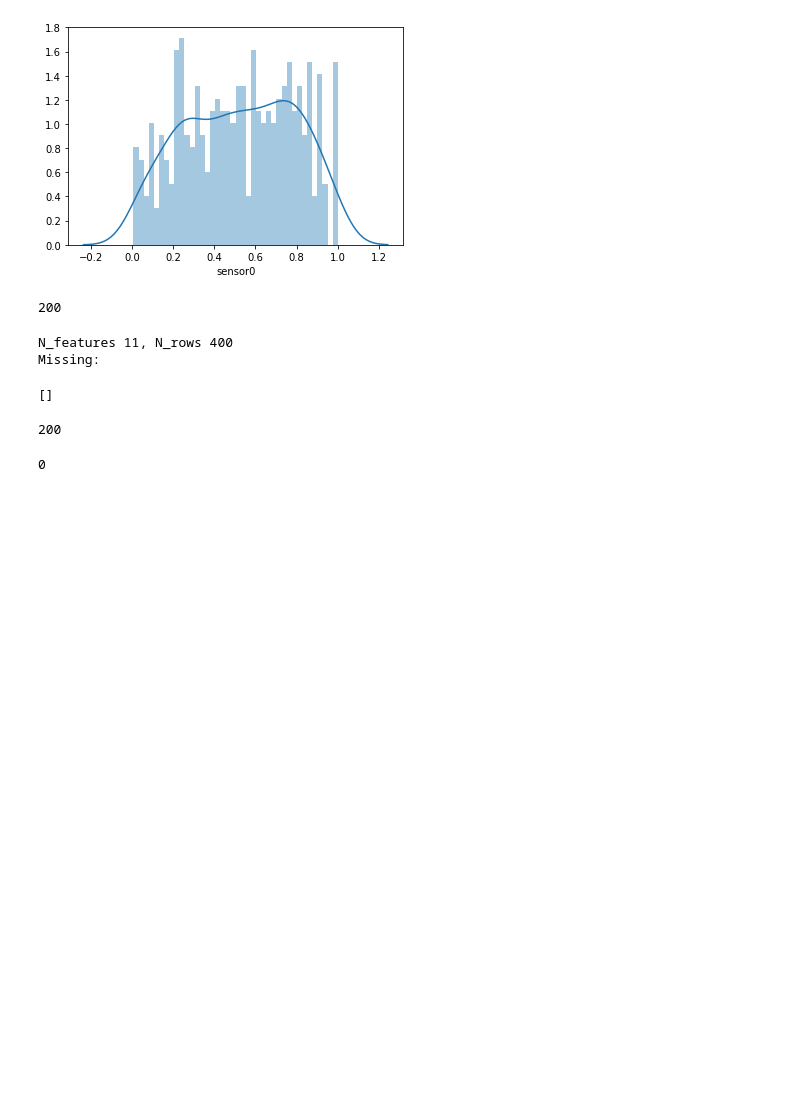
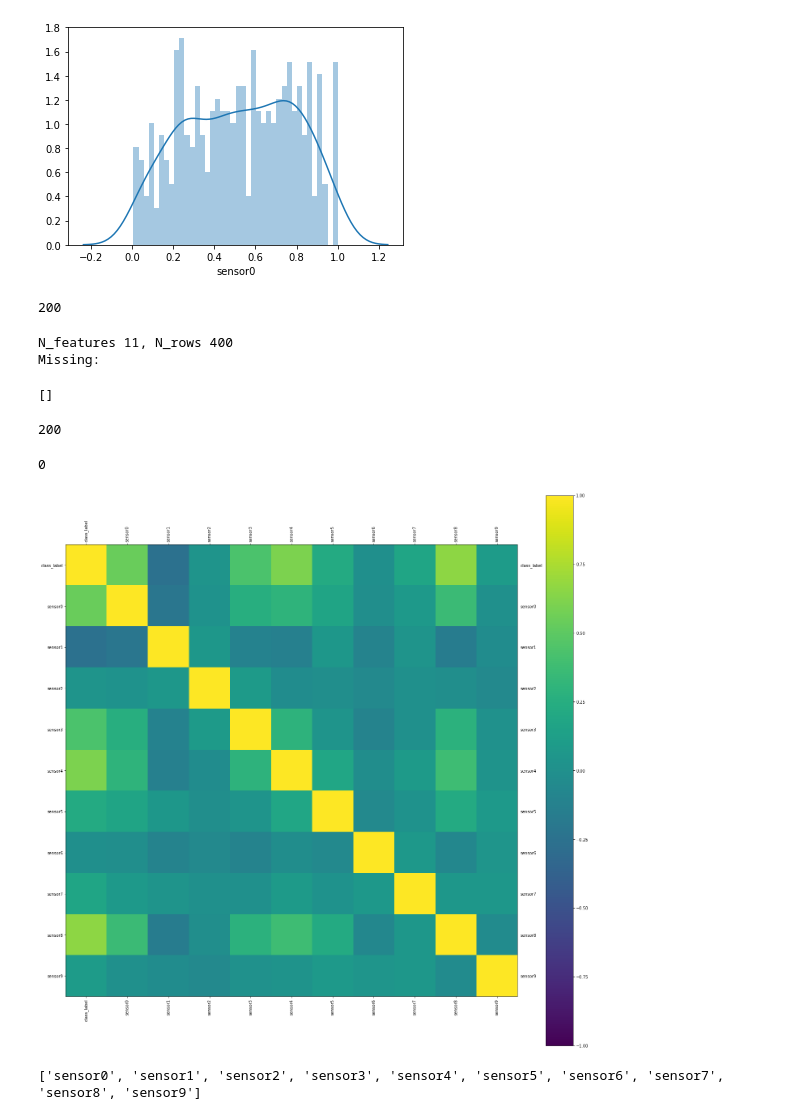
Before and after one commit to grevtsovkirill/sensorrank, a Jupyter notebook: eda.ipynb, the cells around one changed output. Cells and saved outputs as stored; diff of their text form; code cells hidden in the pictures; blank space fills up the shorter version.

Commit message:
add correlations and pairwise plots

```diff
--- a/eda.ipynb
+++ b/eda.ipynb
@@ -88,3 +88,23 @@ len(dat.loc[dat.class_label==-1])
 len(dat.loc[dat.class_label==0])
 # %% [output]
 0
+# %%
+correlations = dat.corr()
+# %%
+# plot correlation matrix
+fig = plt.figure(figsize=(25, 25))
+ax = fig.add_subplot(111)
+cax = ax.matshow(correlations, vmin=-1, vmax=1)
+fig.colorbar(cax)
+plt.xticks(rotation=90)
+ax.tick_params(labelbottom=True, labelright=True)
+plt.xticks(rotation=90)
+ticks = np.arange(0,len(varlist),1)
+ax.set_xticks(ticks)
+ax.set_yticks(ticks)
+ax.set_xticklabels(varlist)
+ax.set_yticklabels(varlist)
+plt.savefig("Plots/corr_all_variabls.png", transparent=True)
+plt.show()
+# %% [output]
+[figure, added]
@@ -90,0 +123,4 @@ len(dat.loc[dat.class_label==0])
+# %%
+print(varlist_f)
+# %% [output]
+['sensor0', 'sensor1', 'sensor2', 'sensor3', 'sensor4', 'sensor5', 'sensor6', 'sensor7', 'sensor8', 'sensor9']
```
Also changed, not shown: parts of 5 cells of this notebook.
